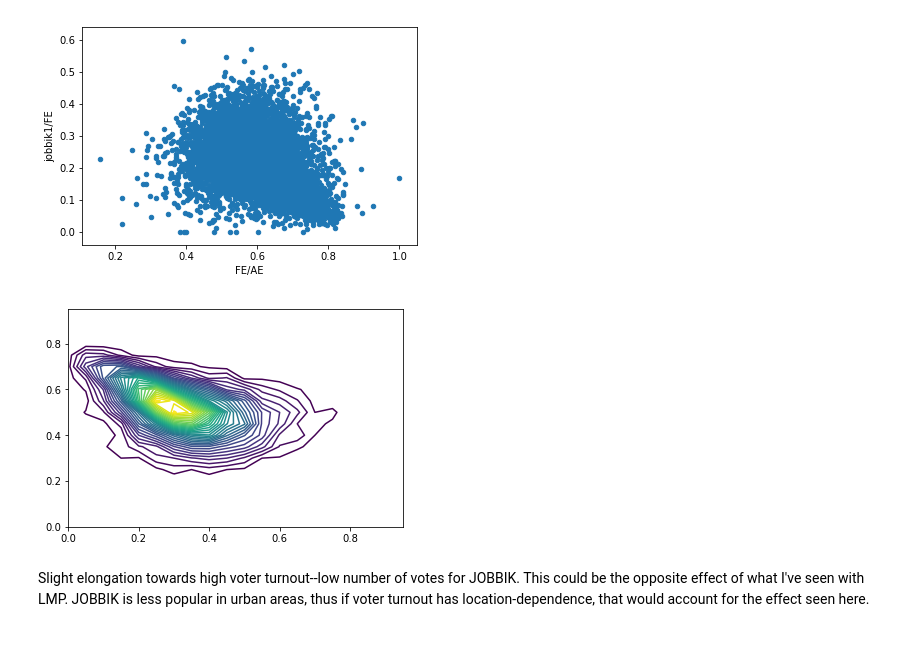
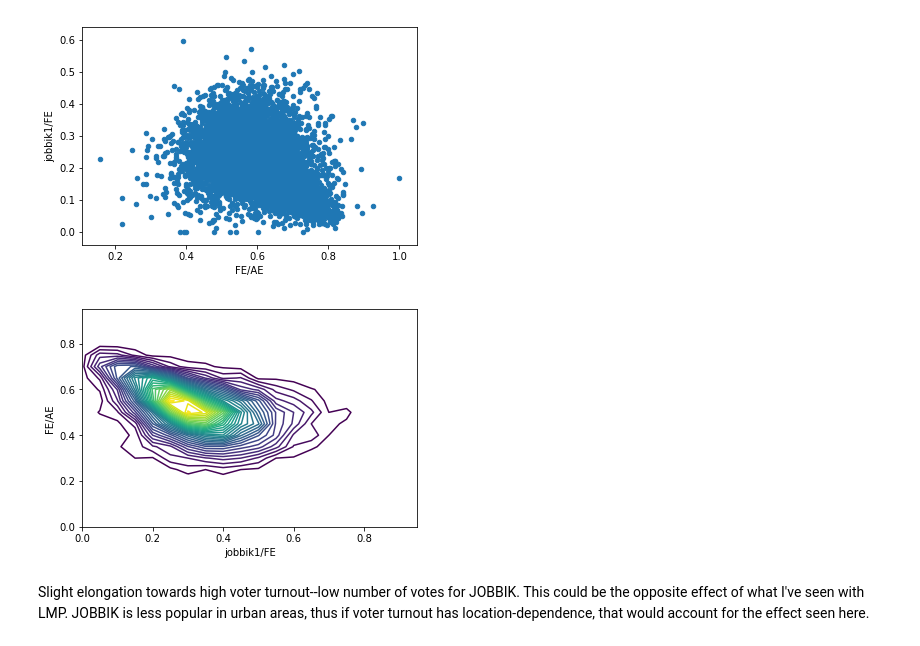
Before and after one commit to komaranna/ElectionAnalysis, a Jupyter notebook: StatisticalAnalysis.ipynb, the cells around one changed output. Drawn from its saved outputs; the diff is of its cells as text; code cells hidden in the pictures.

```diff
--- a/StatisticalAnalysis.ipynb
+++ b/StatisticalAnalysis.ipynb
@@ -170,23 +176,25 @@ plt.show()
 # %%
 histData = np.histogram2d(dfSimple['FE/AE'], dfSimple['jobbik1/FE'], bins=20, range=None, normed=False, weights=None)
 
 data_2d = histData[0]
 
 deltaX = 1/float(data_2d.shape[1])
 deltaY = 1/float(data_2d.shape[0])
 
 fig = plt.figure()
 ax = fig.add_subplot(111)
 x_data, y_data = np.meshgrid( np.arange(0,1,deltaX),np.arange(0,1,deltaY))
 
 x_data = x_data
 y_data = y_data
 z_data = data_2d
 plt.contour(x_data,y_data,z_data,40)
+plt.xlabel('jobbik1/FE')
+plt.ylabel('FE/AE')
 
 plt.show()
 # %% [output]
-[figure, old version]
+[figure, new version]
 # %% [markdown]
 Slight elongation towards high voter turnout--low number of votes for JOBBIK. This could be the opposite effect of what I've seen with LMP. JOBBIK is less popular in urban areas, thus if voter turnout has location-dependence, that would account for the effect seen here.
 # %% [markdown]
```
Also changed, not shown: parts of 4 cells of this notebook.
